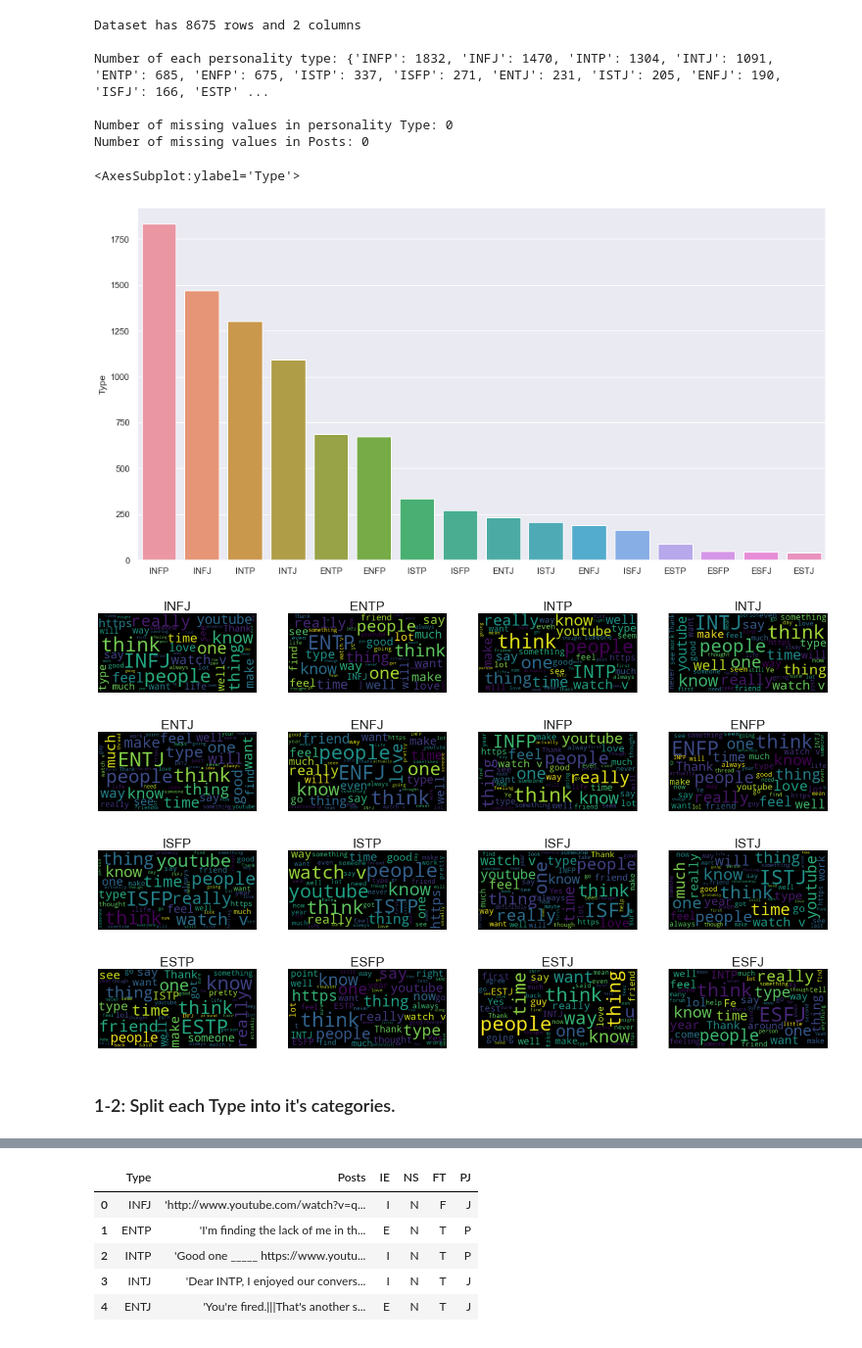
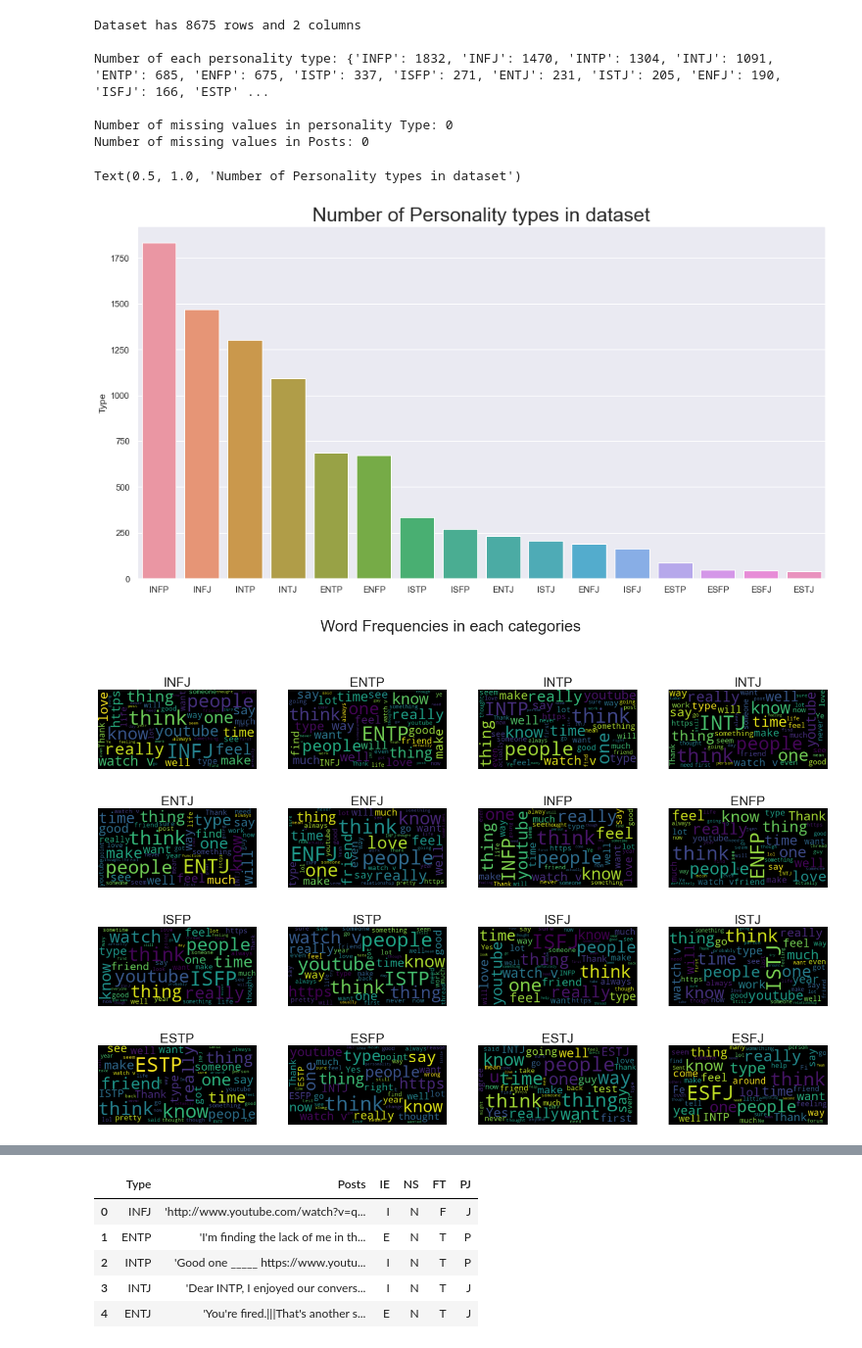
Before and after one commit to shshakib/Twitter-Personality-Prediction, a Jupyter notebook: Step1 Reading and Exploring data.ipynb, the cells around one changed output, grey strips where cells are left out. Shown at 98% size. Saved outputs shown, nothing was run; the diff lists cells and outputs as text; code cells hidden in the pictures.

```diff
--- a/Step1 Reading and Exploring data.ipynb
+++ b/Step1 Reading and Exploring data.ipynb
@@ -41,13 +41,13 @@ Number of missing values in Posts: 0
 # %%
 import seaborn as sns
 
 graph = mbti_Dataset.value_counts(subset='Type')
 sns.set_theme(style="whitegrid")
 sns.set(rc={'figure.figsize':(15.7,8.27)})
-sns.barplot(x=mbti_Dataset.Type.value_counts().index, y=mbti_Dataset.Type.value_counts())
+sns.barplot(x=mbti_Dataset.Type.value_counts().index, y=mbti_Dataset.Type.value_counts()).set_title('Number of Personality types in dataset', fontsize=25)
 # %% [output]
-<AxesSubplot:ylabel='Type'>
+Text(0.5, 1.0, 'Number of Personality types in dataset')
-[figure, old version]
+[figure, new version]
 # %%
 from wordcloud import WordCloud
 import matplotlib.pyplot as plt
@@ -63,7 +63,7 @@ for t in mbti_Dataset['Type'].unique():
     plt.axis("off")
     plt.imshow(WC, interpolation='bilinear')
     i+=1
+fig.suptitle('Word Frequencies in each categories', fontsize=30)
+plt.show()
 # %% [output]
-[figure, old version]
+[figure, new version]
-# %% [markdown]
-### 1-2: Split each Type into it's categories.
```
Also changed, not shown: parts of 4 cells of this notebook, 1 other file.
